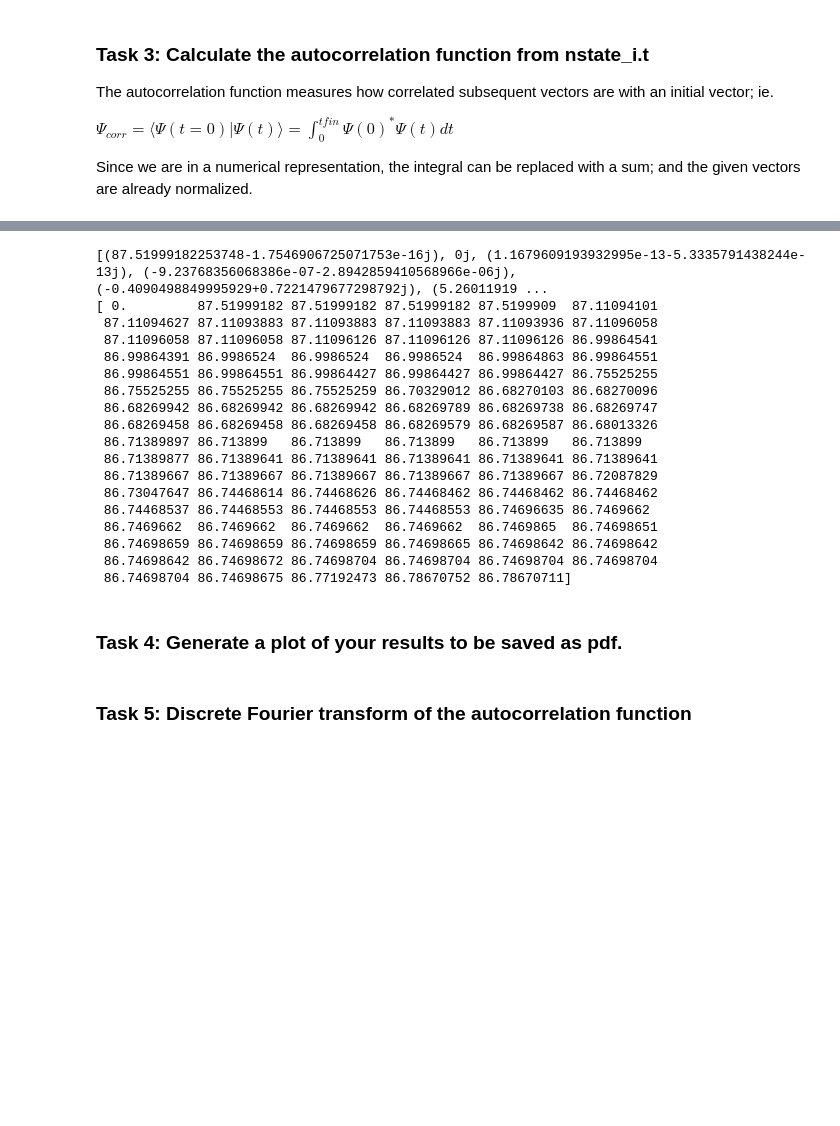
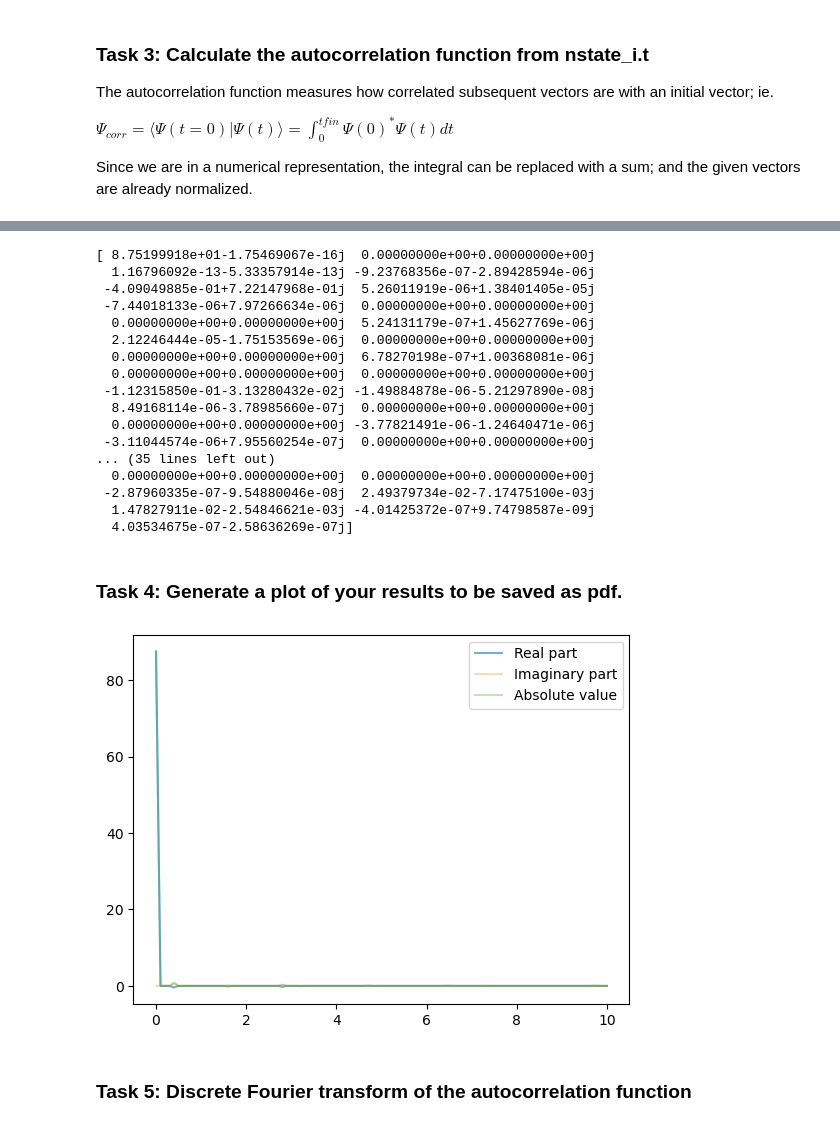
Before and after one commit to mourouzidou/ssd2025_team_of3, a Jupyter notebook: notebook/notebook_unit1.ipynb, the cells around one changed output, grey strips where cells are left out. Cells and saved outputs as stored; diff of their text form; code cells hidden in the pictures; blank space fills up the shorter version.

Commit message:
corrected the fourriertransformation in the first part, worked on the second part but the result for the furrier transform is still incorrect

```diff
--- a/notebook/notebook_unit1.ipynb
+++ b/notebook/notebook_unit1.ipynb
@@ -270,33 +350,28 @@ print(data_complex)
 # %%
 # for the autocorrelation function, we want the overlap between the first vector at time 0 and all
 # subsequent vectors at later times - the sum of the product of initial and subsequent vectors for each time step
-temp=[]
-for j in range(0, data_complex.shape[1]):
-    temp.append(np.sum(data_complex[:, 0] * np.conj(data_complex[:, j])))
-print(temp)
-
-autocorrelation=np.zeros_like(time)
+autocorrelation=np.zeros(len(time), dtype=complex)
 for j in range(0, len(time)):
-    autocorrelation[j]=np.sum(temp[0:j])
-print(autocorrelation)
+    autocorrelation[j]=np.sum(data_complex[:, 0] * np.conjugate(data_complex[:, j]))
+#print(temp)
+print((autocorrelation))
 # %% [output]
-[(87.51999182253748-1.7546906725071753e-16j), 0j, (1.1679609193932995e-13-5.3335791438244e-13j), (-9.23768356068386e-07-2.8942859410568966e-06j), (-0.4090498849995929+0.7221479677298792j), (5.26011919 ...
-[ 0.         87.51999182 87.51999182 87.51999182 87.5199909  87.11094101
- 87.11094627 87.11093883 87.11093883 87.11093883 87.11093936 87.11096058
- 87.11096058 87.11096058 87.11096126 87.11096126 87.11096126 86.99864541
- 86.99864391 86.9986524  86.9986524  86.9986524  86.99864863 86.99864551
- 86.99864551 86.99864551 86.99864427 86.99864427 86.99864427 86.75525255
- 86.75525255 86.75525255 86.75525259 86.70329012 86.68270103 86.68270096
- 86.68269942 86.68269942 86.68269942 86.68269789 86.68269738 86.68269747
- 86.68269458 86.68269458 86.68269458 86.68269579 86.68269587 86.68013326
- 86.71389897 86.713899   86.713899   86.713899   86.713899   86.713899
- 86.71389877 86.71389641 86.71389641 86.71389641 86.71389641 86.71389641
- 86.71389667 86.71389667 86.71389667 86.71389667 86.71389667 86.72087829
- 86.73047647 86.74468614 86.74468626 86.74468462 86.74468462 86.74468462
- 86.74468537 86.74468553 86.74468553 86.74468553 86.74696635 86.7469662
- 86.7469662  86.7469662  86.7469662  86.7469662  86.7469865  86.74698651
- 86.74698659 86.74698659 86.74698659 86.74698665 86.74698642 86.74698642
- 86.74698642 86.74698672 86.74698704 86.74698704 86.74698704 86.74698704
- 86.74698704 86.74698675 86.77192473 86.78670752 86.78670711]
+[ 8.75199918e+01-1.75469067e-16j  0.00000000e+00+0.00000000e+00j
+  1.16796092e-13-5.33357914e-13j -9.23768356e-07-2.89428594e-06j
+ -4.09049885e-01+7.22147968e-01j  5.26011919e-06+1.38401405e-05j
+ -7.44018133e-06+7.97266634e-06j  0.00000000e+00+0.00000000e+00j
+  0.00000000e+00+0.00000000e+00j  5.24131179e-07+1.45627769e-06j
+  2.12246444e-05-1.75153569e-06j  0.00000000e+00+0.00000000e+00j
+  0.00000000e+00+0.00000000e+00j  6.78270198e-07+1.00368081e-06j
+  0.00000000e+00+0.00000000e+00j  0.00000000e+00+0.00000000e+00j
+ -1.12315850e-01-3.13280432e-02j -1.49884878e-06-5.21297890e-08j
+  8.49168114e-06-3.78985660e-07j  0.00000000e+00+0.00000000e+00j
+  0.00000000e+00+0.00000000e+00j -3.77821491e-06-1.24640471e-06j
+ -3.11044574e-06+7.95560254e-07j  0.00000000e+00+0.00000000e+00j
+... (35 lines left out)
+  0.00000000e+00+0.00000000e+00j  0.00000000e+00+0.00000000e+00j
+ -2.87960335e-07-9.54880046e-08j  2.49379734e-02-7.17475100e-03j
+  1.47827911e-02-2.54846621e-03j -4.01425372e-07+9.74798587e-09j
+  4.03534675e-07-2.58636269e-07j]
 # %% [markdown]
 ### Task 4: Generate a plot of your results to be saved as pdf.
@@ -305,3 +378,14 @@ print(autocorrelation)
+# %%
+# plot the autocorrelation function - real, imaginary and absolute part
+#print(autocorrelation)
+plt.plot(time, autocorrelation.real, label='Real part', alpha=0.6)
+plt.plot(time, autocorrelation.imag, label='Imaginary part', alpha=0.3)
+plt.plot(time, np.absolute(autocorrelation), label='Absolute value', alpha=0.3)
+plt.legend(loc='best')
+plt.savefig("nStatePlots.pdf", format="pdf", bbox_inches="tight")
+plt.show()
+# %% [output]
+[figure, added]
 # %% [markdown]
 ### Task 5: Discrete Fourier transform of the autocorrelation function
 # %%
```
Also changed, not shown: parts of 11 cells of this notebook, 3 other files.
